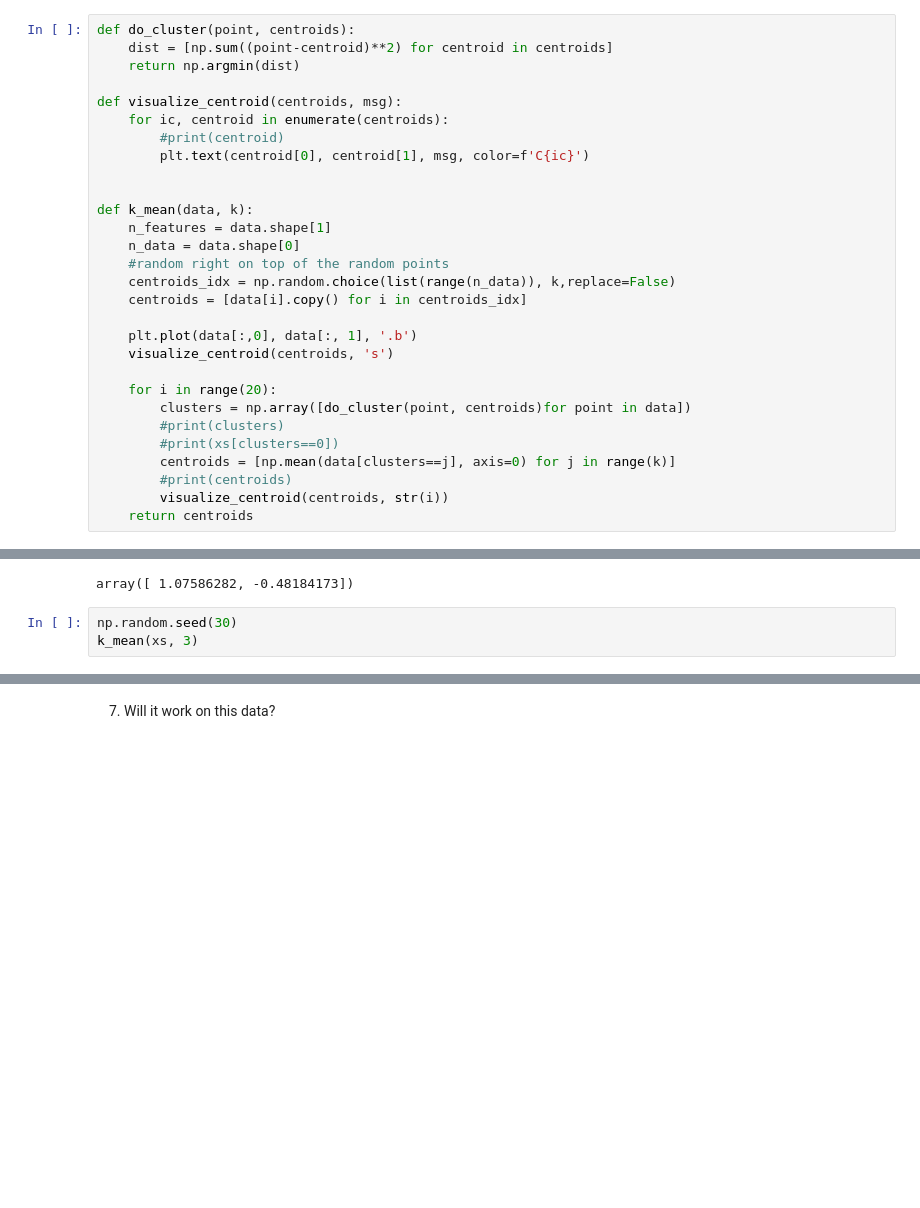
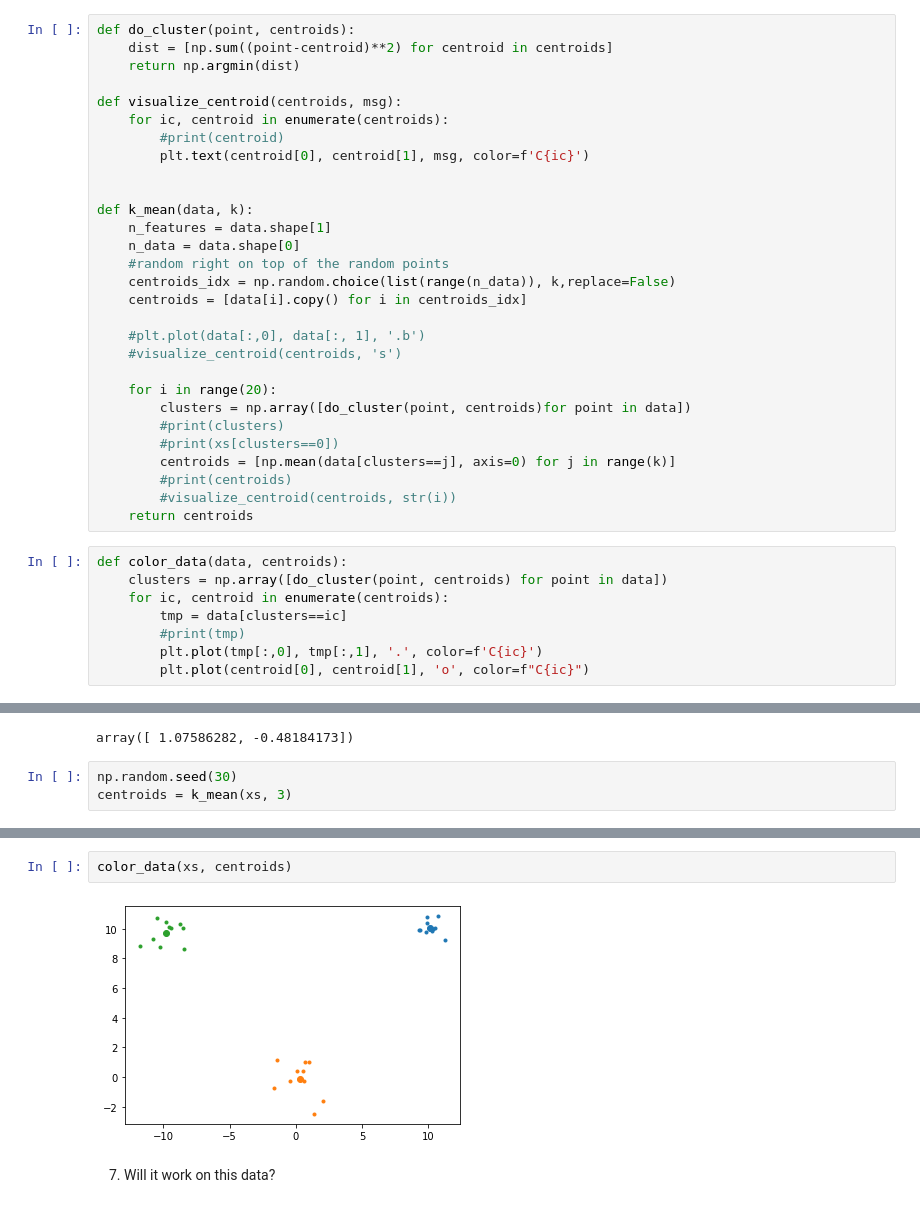
Before and after one commit to muic-pattern-rekt-2018/exercise-7-filled, a Jupyter notebook: Low Rank Approximation and Clustering Problem.ipynb, the cells around one changed output, grey strips where cells are left out. Drawn from its saved outputs; the diff is of its cells as text; blank space fills up the shorter version.

```diff
--- a/Low Rank Approximation and Clustering Problem.ipynb
+++ b/Low Rank Approximation and Clustering Problem.ipynb
@@ -378,8 +378,8 @@ def k_mean(data, k):
     centroids_idx = np.random.choice(list(range(n_data)), k,replace=False)
     centroids = [data[i].copy() for i in centroids_idx]
 
-    plt.plot(data[:,0], data[:, 1], '.b')
-    visualize_centroid(centroids, 's')
+    #plt.plot(data[:,0], data[:, 1], '.b')
+    #visualize_centroid(centroids, 's')
 
     for i in range(20):
         clusters = np.array([do_cluster(point, centroids)for point in data])
@@ -387,13 +387,21 @@ def k_mean(data, k):
         #print(xs[clusters==0])
         centroids = [np.mean(data[clusters==j], axis=0) for j in range(k)]
         #print(centroids)
-        visualize_centroid(centroids, str(i))
+        #visualize_centroid(centroids, str(i))
     return centroids
+# %%
+def color_data(data, centroids):
+    clusters = np.array([do_cluster(point, centroids) for point in data])
+    for ic, centroid in enumerate(centroids):
+        tmp = data[clusters==ic]
+        #print(tmp)
+        plt.plot(tmp[:,0], tmp[:,1], '.', color=f'C{ic}')
+        plt.plot(centroid[0], centroid[1], 'o', color=f"C{ic}")
 # %%
 np.mean(xs[[2,3,5]], axis=0)
 # %% [output]
 array([ 1.07586282, -0.48184173])
 # %%
 np.random.seed(30)
-k_mean(xs, 3)
+centroids = k_mean(xs, 3)
 # %% [output]
@@ -403,4 +408,8 @@ k_mean(xs, 3)
 [figure]
+# %%
+color_data(xs, centroids)
+# %% [output]
+[figure, added]
 # %% [markdown]
 7) Will it work on this data?
 # %%
```
Also changed, not shown: parts of 5 cells of this notebook.
